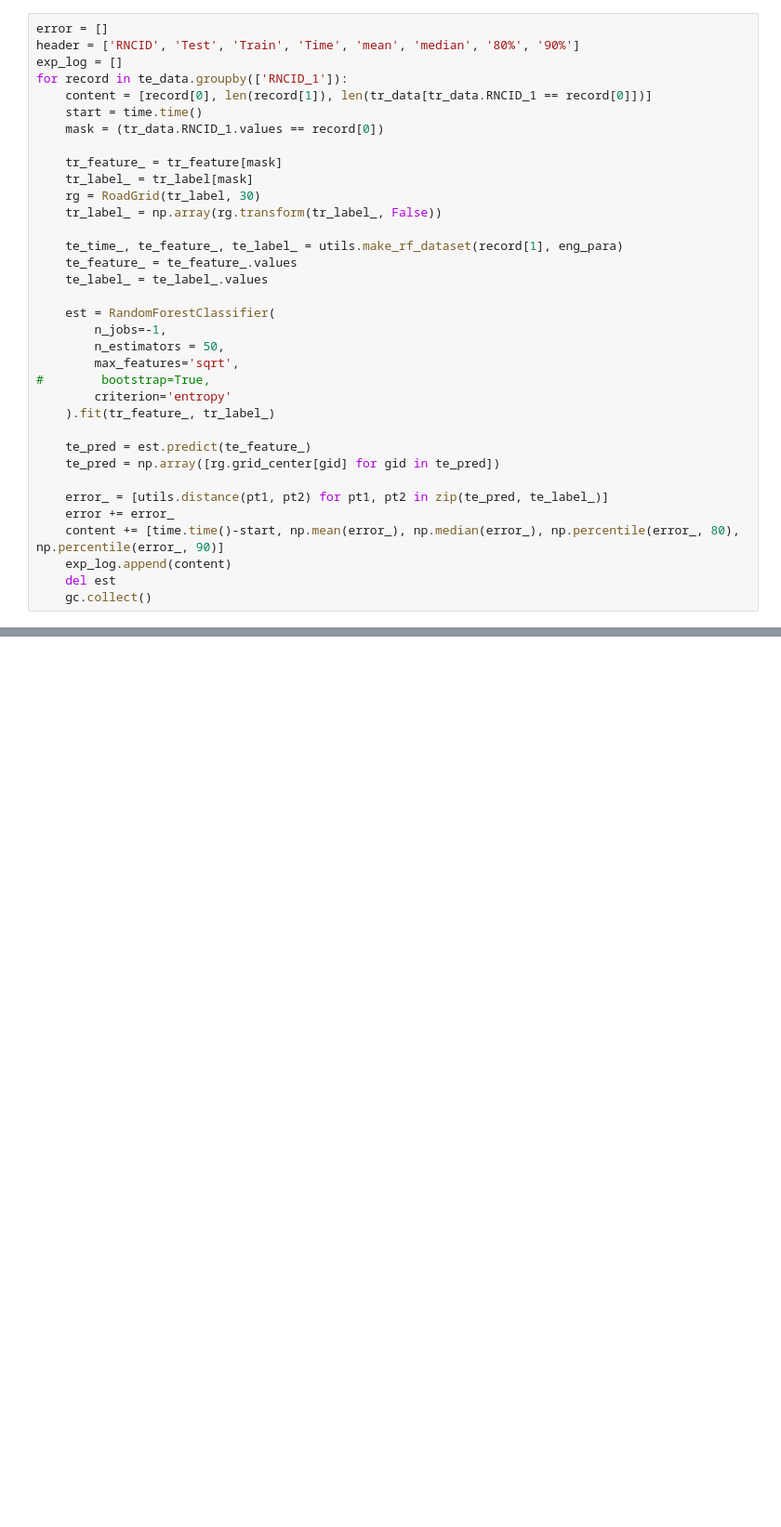
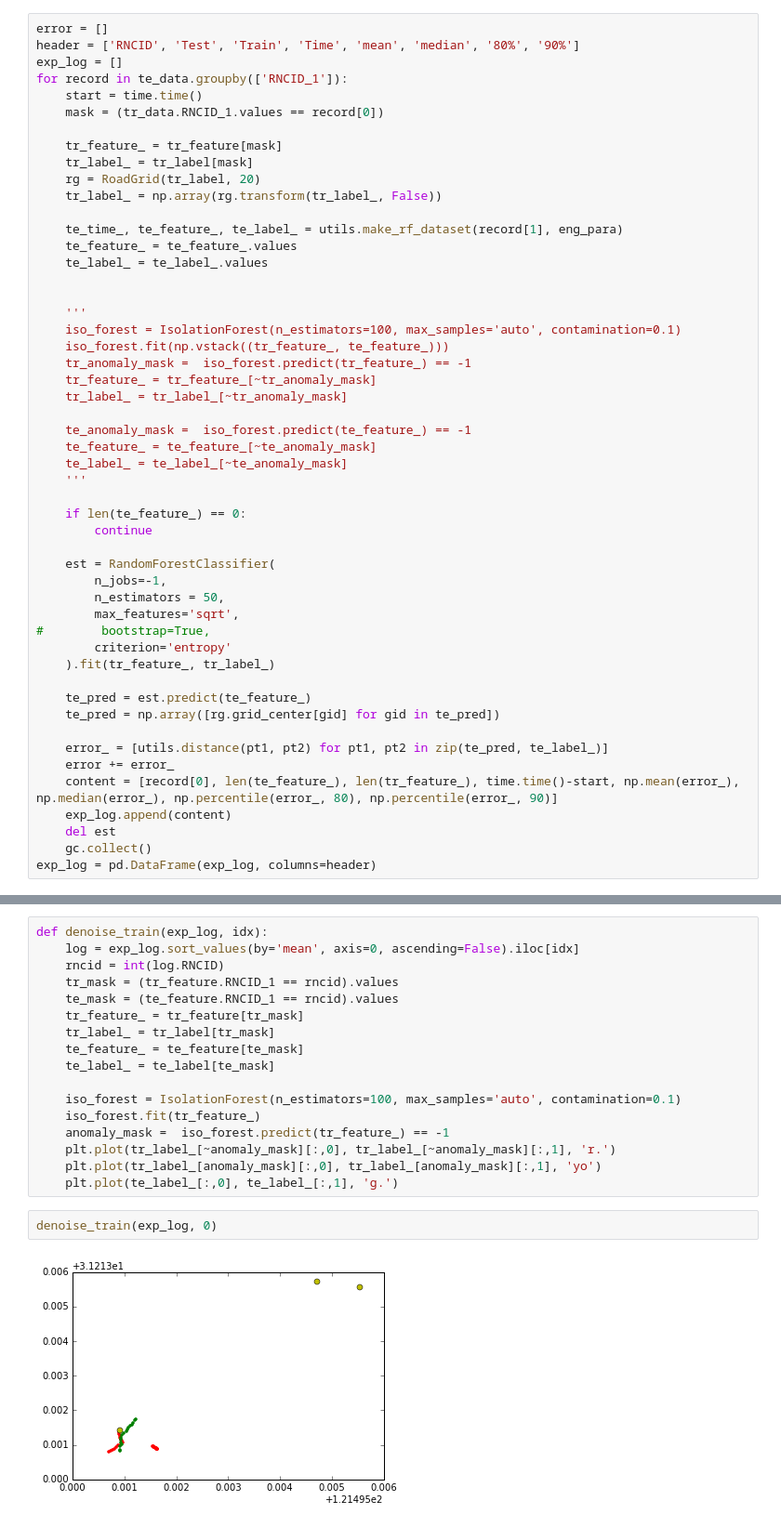
Before and after one commit to zhufangzhou/Imputation, a Jupyter notebook: exp_grid.ipynb, the cells around one changed output, grey strips where cells are left out. Shown at 93% size. Saved outputs shown, nothing was run; the diff lists cells and outputs as text; blank space fills up the shorter version.

Commit message:
add isolation forest experiment

```diff
--- a/exp_grid.ipynb
+++ b/exp_grid.ipynb
@@ -32,18 +47,33 @@ error = []
 header = ['RNCID', 'Test', 'Train', 'Time', 'mean', 'median', '80%', '90%']
 exp_log = []
 for record in te_data.groupby(['RNCID_1']):
-    content = [record[0], len(record[1]), len(tr_data[tr_data.RNCID_1 == record[0]])]
     start = time.time()
     mask = (tr_data.RNCID_1.values == record[0])
 
     tr_feature_ = tr_feature[mask]
     tr_label_ = tr_label[mask]
-    rg = RoadGrid(tr_label, 30)
+    rg = RoadGrid(tr_label, 20)
     tr_label_ = np.array(rg.transform(tr_label_, False))
 
     te_time_, te_feature_, te_label_ = utils.make_rf_dataset(record[1], eng_para)
     te_feature_ = te_feature_.values
     te_label_ = te_label_.values
+
+
+    '''
+    iso_forest = IsolationForest(n_estimators=100, max_samples='auto', contamination=0.1)
+    iso_forest.fit(np.vstack((tr_feature_, te_feature_)))
+    tr_anomaly_mask =  iso_forest.predict(tr_feature_) == -1
+    tr_feature_ = tr_feature_[~tr_anomaly_mask]
+    tr_label_ = tr_label_[~tr_anomaly_mask]
+
+    te_anomaly_mask =  iso_forest.predict(te_feature_) == -1
+    te_feature_ = te_feature_[~te_anomaly_mask]
+    te_label_ = te_label_[~te_anomaly_mask]
+    '''
+
+    if len(te_feature_) == 0:
+        continue
 
     est = RandomForestClassifier(
         n_jobs=-1,
@@ -58,7 +88,8 @@ for record in te_data.groupby(['RNCID_1']):
 
     error_ = [utils.distance(pt1, pt2) for pt1, pt2 in zip(te_pred, te_label_)]
     error += error_
-    content += [time.time()-start, np.mean(error_), np.median(error_), np.percentile(error_, 80), np.percentile(error_, 90)]
+    content = [record[0], len(te_feature_), len(tr_feature_), time.time()-start, np.mean(error_), np.median(error_), np.percentile(error_, 80), np.percentile(error_, 90)]
     exp_log.append(content)
     del est
     gc.collect()
+exp_log = pd.DataFrame(exp_log, columns=header)
@@ -92,0 +174,21 @@ pd.DataFrame(exp_log, columns=header)
+# %%
+def denoise_train(exp_log, idx):
+    log = exp_log.sort_values(by='mean', axis=0, ascending=False).iloc[idx]
+    rncid = int(log.RNCID)
+    tr_mask = (tr_feature.RNCID_1 == rncid).values
+    te_mask = (te_feature.RNCID_1 == rncid).values
+    tr_feature_ = tr_feature[tr_mask]
+    tr_label_ = tr_label[tr_mask]
+    te_feature_ = te_feature[te_mask]
+    te_label_ = te_label[te_mask]
+
+    iso_forest = IsolationForest(n_estimators=100, max_samples='auto', contamination=0.1)
+    iso_forest.fit(tr_feature_)
+    anomaly_mask =  iso_forest.predict(tr_feature_) == -1
+    plt.plot(tr_label_[~anomaly_mask][:,0], tr_label_[~anomaly_mask][:,1], 'r.')
+    plt.plot(tr_label_[anomaly_mask][:,0], tr_label_[anomaly_mask][:,1], 'yo')
+    plt.plot(te_label_[:,0], te_label_[:,1], 'g.')
+# %%
+denoise_train(exp_log, 0)
+# %% [output]
+[figure, added]
```
Also changed, not shown: parts of 19 cells of this notebook, 2 other files.
